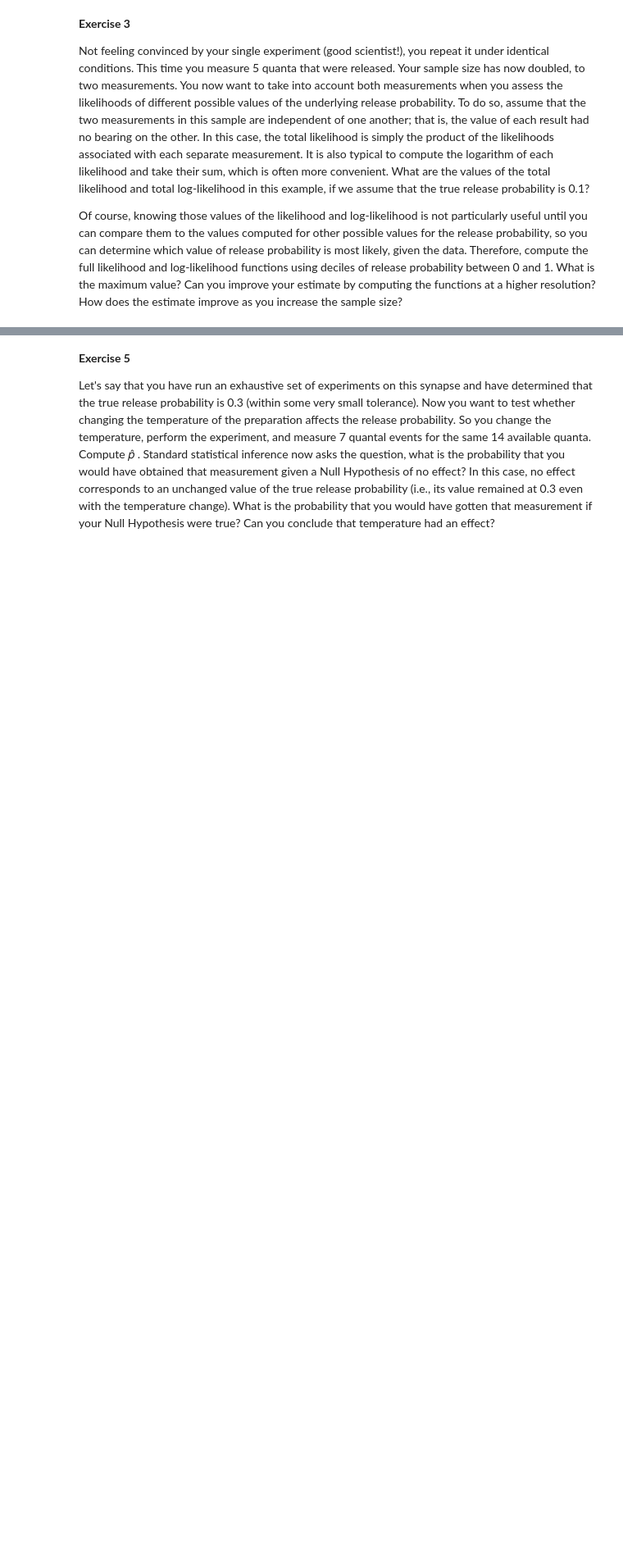
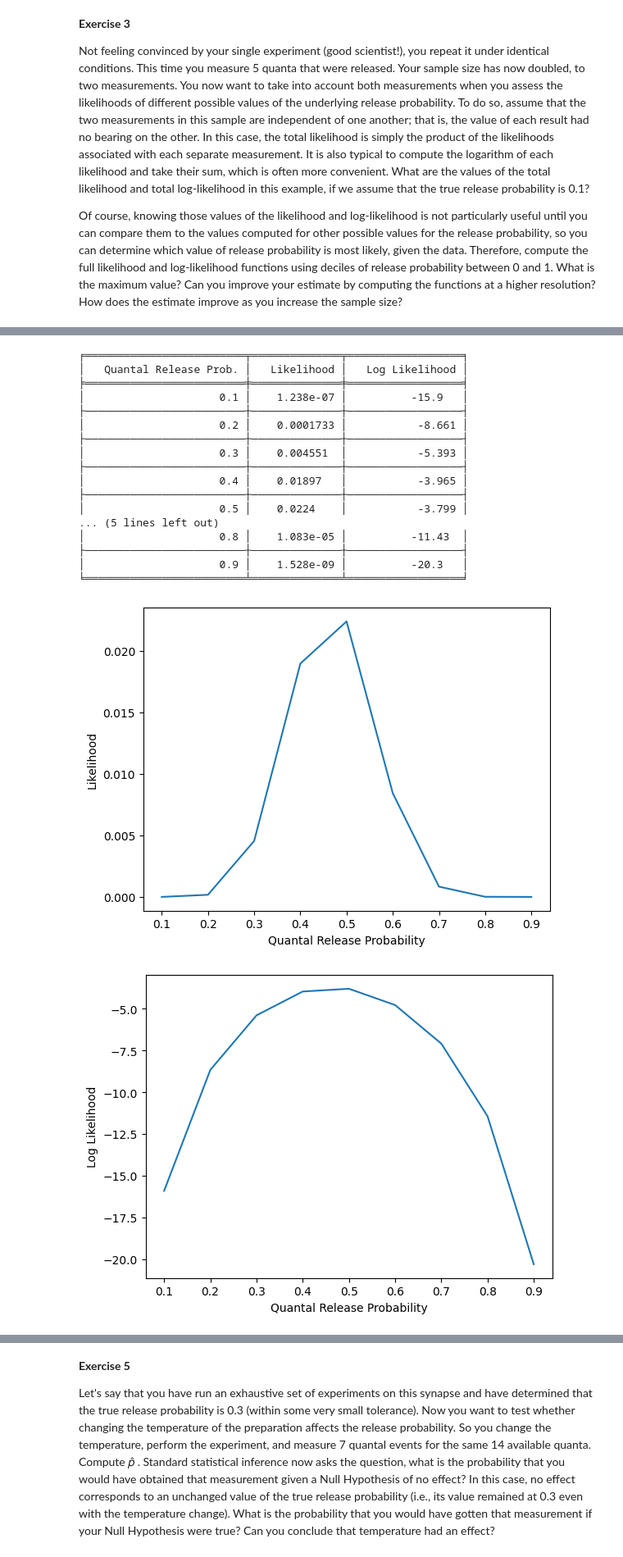
Before and after one commit to annakl97/NGG6050, a Jupyter notebook: LeonardAnna_HW3.ipynb, the cells around one changed output, grey strips where cells are left out. Shown at 82% size. Cells and saved outputs as stored; diff of their text form; code cells hidden in the pictures; blank space fills up the shorter version.

```diff
--- a/LeonardAnna_HW3.ipynb
+++ b/LeonardAnna_HW3.ipynb
@@ -166,12 +278,12 @@ p = 0.1
 
 # Trial 1
 k1 = 8
-prob_1 = ( n/k1 ) * (p ** k1) * ((1 - p) ** (n-k1))
+prob_1 = binom.pmf(k1, n, p)
 
 # Trial 2
 
 k2 = 5
-prob_2 = ( n/k2 ) * (p ** k2) * ((1 - p) ** (n-k2))
+prob_2 = binom.pmf(k2, n, p)
 
 # Total probability as product of two independent probabilities
 
@@ -206,37 +318,57 @@ for p in np.arange(0.1, 1.0, 0.1):
   k1 = 8
   k2 = 5
 
-  prob_1 = ( n/k1 ) * (p ** k1) * ((1 - p) ** (n-k1))
-  prob_2 = ( n/k2 ) * (p ** k2) * ((1 - p) ** (n-k2))
+  prob_1 = binom.pmf(k1, n, p)
+  prob_2 = binom.pmf(k2, n, p)
 
   likelihood = prob_1 * prob_2
   log_likelihood = m.log(prob_1) + m.log(prob_2)
 
   table.append([p, '{:0.3e}'.format(likelihood), '{:0.3e}'.format(log_likelihood)])
   likelihood_values.append(likelihood)
   log_likelihood_values.append(log_likelihood)
 
 # Print a table
 print(t.tabulate(table, headers=['Quantal Release Prob.', 'Likelihood', 'Log Likelihood'], tablefmt='fancy_grid'))
 
 # Create a line chart
 plt.plot(p_values, likelihood_values)
 plt.xlabel("Quantal Release Probability")
 plt.ylabel("Likelihood")
 plt.show()
 
 plt.plot(p_values, log_likelihood_values)
 plt.xlabel("Quantal Release Probability")
 plt.ylabel("Log Likelihood")
 plt.show()
 
 #Compute maximum Likelihood and maximum Log Likelihood
 
 max_likelihood_index = likelihood_values.index(max(likelihood_values))
 optimal_p_prod = p_values[max_likelihood_index]
 
 max_log_likelihood_index = log_likelihood_values.index(max(log_likelihood_values))
 optimal_p_log = p_values[max_log_likelihood_index]
 
 print("Max likelihood (product method) occurs when quantal release p =", optimal_p_prod)
 print("Max likelihood (log sum method) occurs when quantal release p =",optimal_p_log)
+# %% [output]
+╒═════════════════════════╤══════════════╤══════════════════╕
+│   Quantal Release Prob. │   Likelihood │   Log Likelihood │
+╞═════════════════════════╪══════════════╪══════════════════╡
+│                     0.1 │    1.238e-07 │          -15.9   │
+├─────────────────────────┼──────────────┼──────────────────┤
+│                     0.2 │    0.0001733 │           -8.661 │
+├─────────────────────────┼──────────────┼──────────────────┤
+│                     0.3 │    0.004551  │           -5.393 │
+├─────────────────────────┼──────────────┼──────────────────┤
+│                     0.4 │    0.01897   │           -3.965 │
+├─────────────────────────┼──────────────┼──────────────────┤
+│                     0.5 │    0.0224    │           -3.799 │
+... (5 lines left out)
+│                     0.8 │    1.083e-05 │          -11.43  │
+├─────────────────────────┼──────────────┼──────────────────┤
+│                     0.9 │    1.528e-09 │          -20.3   │
+╘═════════════════════════╧══════════════╧══════════════════╛
+[figure, added]
+[figure, added]
```
Also changed, not shown: parts of 9 cells of this notebook.
